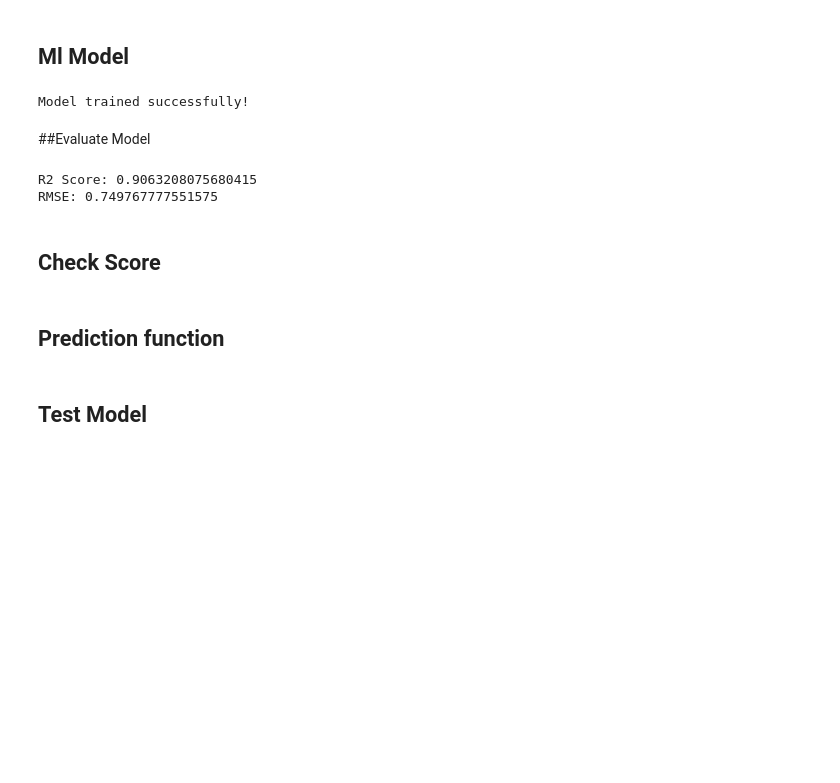
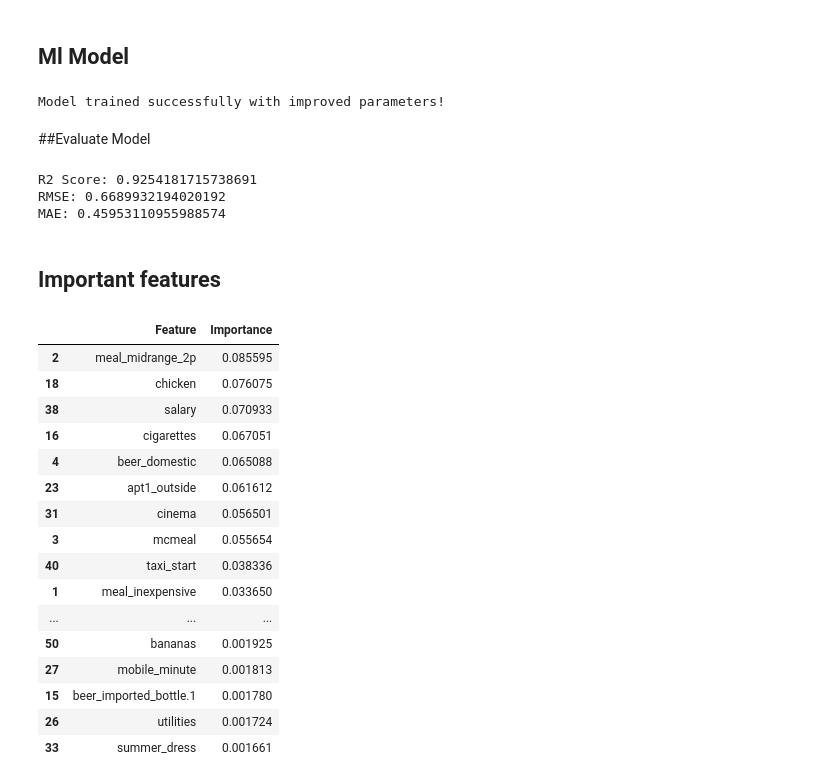
Before and after one commit to PrabalManchanda/Cistra, a Jupyter notebook: model/traning2.0.ipynb, the cells around one changed output. Cells and saved outputs as stored; diff of their text form; code cells hidden in the pictures; blank space fills up the shorter version.

Commit message:
Refactor code structure for improved readability and maintainability

```diff
--- a/model/traning2.0.ipynb
+++ b/model/traning2.0.ipynb
@@ -72,27 +83,32 @@ Testing size: (48, 56)
 from sklearn.ensemble import RandomForestRegressor
 
 model = RandomForestRegressor(
-    n_estimators=300,
+    n_estimators=900,        # more trees = smoother predictions
+    max_depth=10,            # deeper tree learns structure better
+    min_samples_split=3,     # default
+    min_samples_leaf=1,      # default
+    max_features="sqrt",     # improves generalization
+    bootstrap=True,          # better stability
     random_state=42
 )
 
 model.fit(X_train, y_train)
-
-print("Model trained successfully!")
+print("Model trained successfully with improved parameters!")
 # %% [output]
-Model trained successfully!
+Model trained successfully with improved parameters!
 # %% [markdown]
 ##Evaluate Model
 # %%
-from sklearn.metrics import r2_score, mean_squared_error
+from sklearn.metrics import r2_score, mean_squared_error, mean_absolute_error
 import numpy as np
 
 y_pred = model.predict(X_test)
 
+
 print("R2 Score:", r2_score(y_test, y_pred))
 print("RMSE:", np.sqrt(mean_squared_error(y_test, y_pred)))
+print("MAE:", mean_absolute_error(y_test, y_pred))
 # %% [output]
-R2 Score: 0.9063208075680415
-RMSE: 0.749767777551575
+R2 Score: 0.9254181715738691
+RMSE: 0.6689932194020192
+MAE: 0.45953110955988574
-# %% [markdown]
-## Check Score
@@ -101,18 +115,33 @@ from
 # %% [markdown]
-## Prediction function
+## Important features
 # %%
-def predict_cost(city_name, data_row):
-    # Encode city name
-    city_encoded = le.transform([city_name])[0]
+import pandas as pd
+import numpy as np
 
-    # Override the city value in the row
-    data_row['City'] = city_encoded
+importances = model.feature_importances_
+feature_names = X.columns
 
-    # Make sure the order matches X columns
-    data_row = data_row[X.columns]
+importance_df = pd.DataFrame({
+    'Feature': feature_names,
+    'Importance': importances
+}).sort_values(by='Importance', ascending=False)
 
-    # Predict
-    prediction = model.predict([data_row])[0]
-    return prediction
+importance_df
+# %% [output]
+|  | Feature | Importance |
+| 2 | meal_midrange_2p | 0.085595 |
+| 18 | chicken | 0.076075 |
+| 38 | salary | 0.070933 |
+| 16 | cigarettes | 0.067051 |
+| 4 | beer_domestic | 0.065088 |
+| 23 | apt1_outside | 0.061612 |
+| 31 | cinema | 0.056501 |
+| 3 | mcmeal | 0.055654 |
+| 40 | taxi_start | 0.038336 |
+| 1 | meal_inexpensive | 0.033650 |
+| ... | ... | ... |
+| 50 | bananas | 0.001925 |
+| 27 | mobile_minute | 0.001813 |
+| 15 | beer_imported_bottle.1 | 0.001780 |
+| 26 | utilities | 0.001724 |
+| 33 | summer_dress | 0.001661 |
-# %% [markdown]
-## Test Model
```
Also changed, not shown: parts of 23 cells of this notebook, 1 other file.
